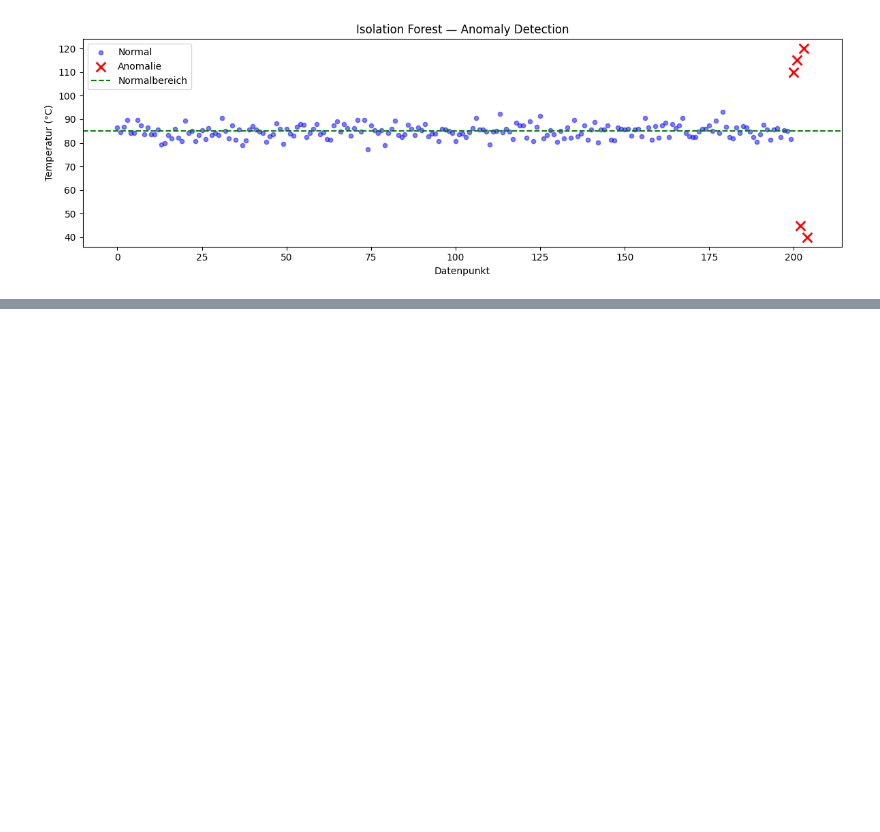
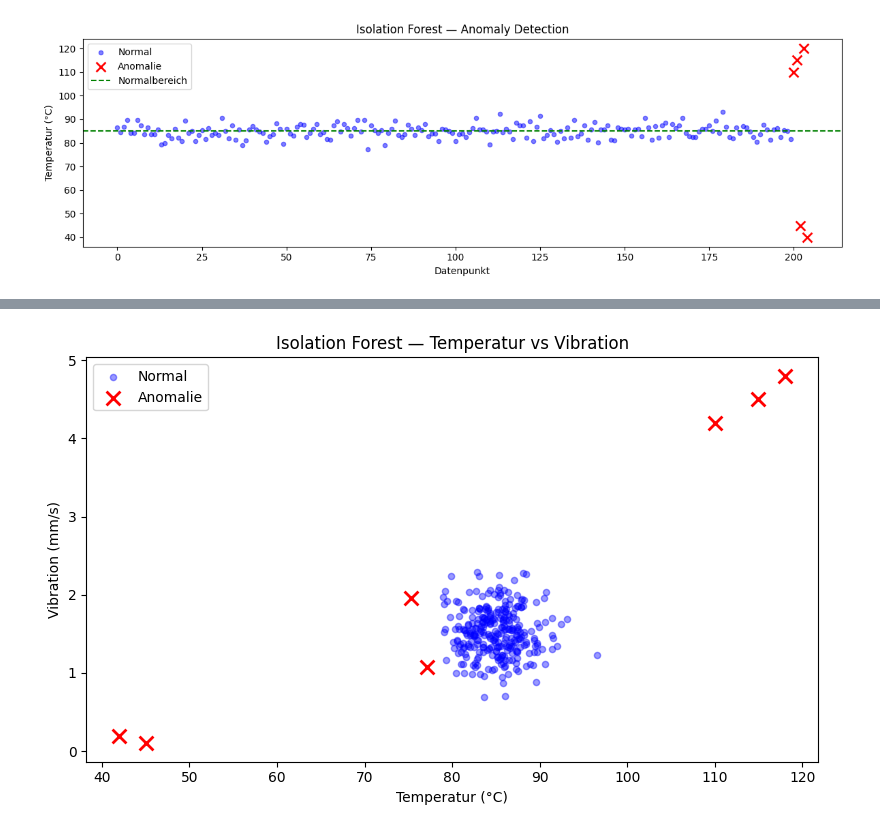
Before and after one commit to Zin47/ml-portfolio, a Jupyter notebook: 08_isolation_forest.ipynb, the cells around one changed output, grey strips where cells are left out. Cells and saved outputs as stored; diff of their text form; code cells hidden in the pictures; blank space fills up the shorter version.

Commit message:
Isolation Forest: Multi-Sensor Anomaly Detection

```diff
--- a/08_isolation_forest.ipynb
+++ b/08_isolation_forest.ipynb
@@ -62,3 +62,23 @@ plt.tight_layout()
 plt.show()
 # %% [output]
 [figure]
+# %%
+# Mehrere Sensoren simulieren
+np.random.seed(42)
+n = 300
+
+normal_data = pd.DataFrame({
+    "temperatur": np.random.normal(85, 3, n),
+    "druck": np.random.normal(5, 0.5, n),
+    "vibration": np.random.normal(1.5, 0.3, n)
+})
+
+# Anomalien hinzufügen
+anomalie_data = pd.DataFrame({
+    "temperatur": [115, 45, 110, 42, 118],
+    "druck": [9.5, 1.0, 8.8, 1.2, 9.2],
+    "vibration": [4.5, 0.1, 4.2, 0.2, 4.8]
+})
+
+df_multi = pd.concat([normal_data, anomalie_data], ignore_index=True)
+print(f"Datenpunkte gesamt: {len(df_multi)}")
@@ -64,0 +87,9 @@ plt.show()
+# %%
+# Isolation Forest auf mehreren Sensoren
+modell_multi = IsolationForest(contamination=0.02, random_state=42)
+df_multi["label"] = modell_multi.fit_predict(df_multi[["temperatur", "druck", "vibration"]])
+df_multi["label"] = df_multi["label"].map({1: "Normal", -1: "Anomalie"})
+
+print(df_multi["label"].value_counts())
+print("\nGefundene Anomalien:")
+print(df_multi[df_multi["label"] == "Anomalie"][["temperatur", "druck", "vibration"]])
@@ -64,0 +111,18 @@ plt.show()
+# %%
+# 2D Plot: Temperatur vs Vibration
+normal = df_multi[df_multi["label"] == "Normal"]
+anomalie = df_multi[df_multi["label"] == "Anomalie"]
+
+plt.figure(figsize=(8, 5))
+plt.scatter(normal["temperatur"], normal["vibration"],
+            color="blue", alpha=0.4, s=20, label="Normal")
+plt.scatter(anomalie["temperatur"], anomalie["vibration"],
+            color="red", s=100, marker="x", linewidths=2, label="Anomalie")
+plt.title("Isolation Forest — Temperatur vs Vibration")
+plt.xlabel("Temperatur (°C)")
+plt.ylabel("Vibration (mm/s)")
+plt.legend()
+plt.tight_layout()
+plt.show()
+# %% [output]
+[figure, added]
```
Also changed, not shown: parts of 2 cells of this notebook.
